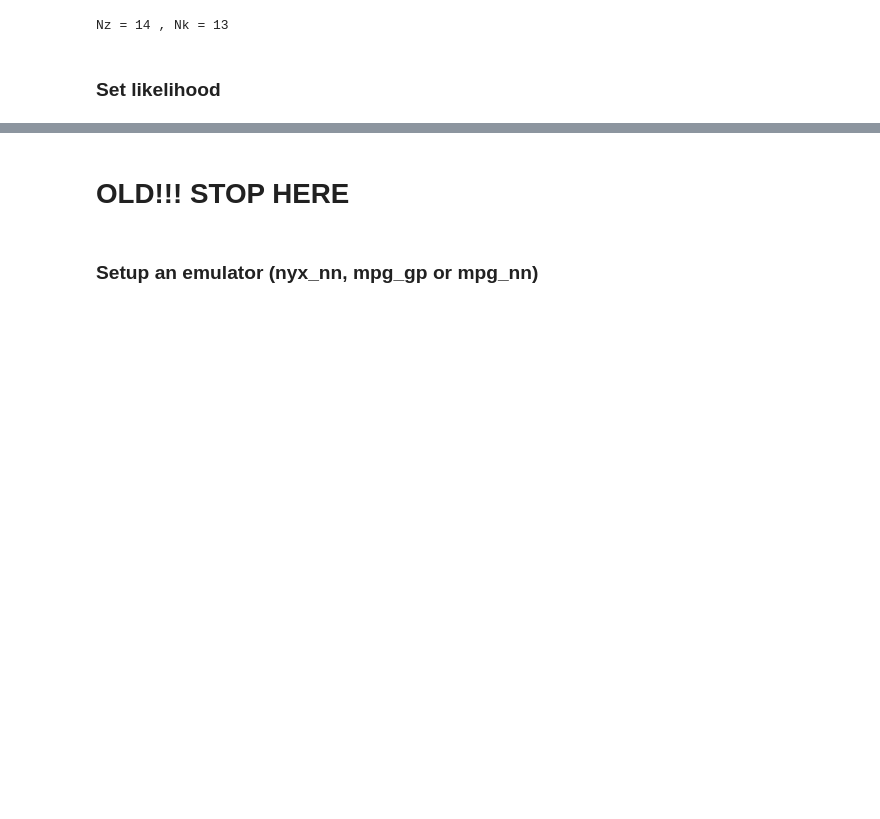
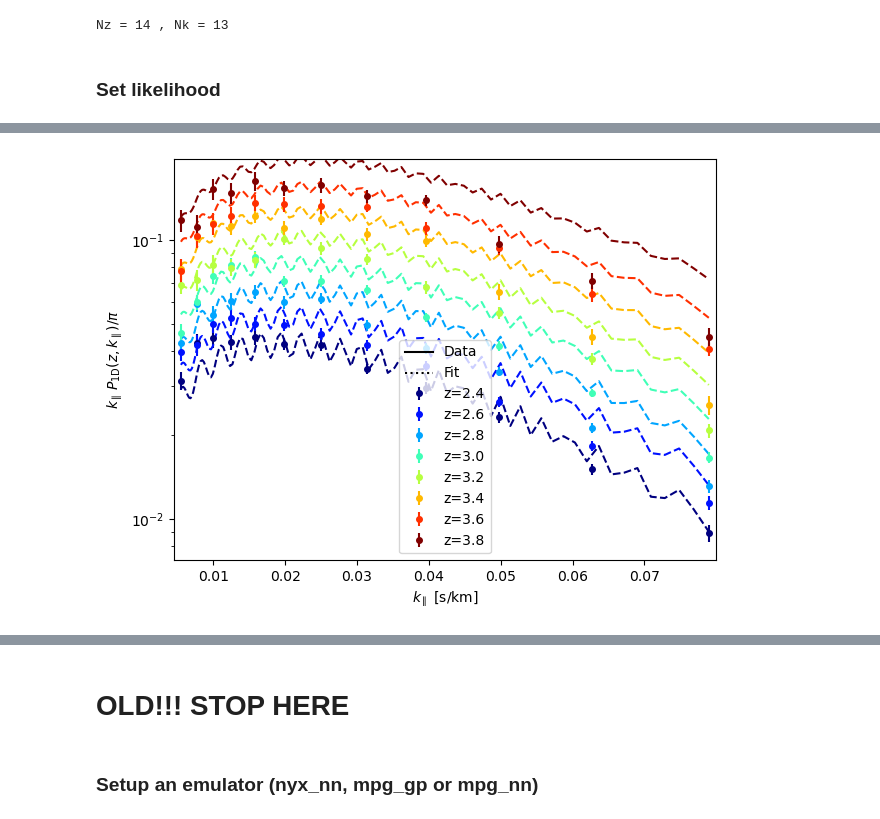
Before and after one commit to igmhub/cup1d, a Jupyter notebook: notebooks/likelihood/fit_eBOSS_IGM.ipynb, the cells around one changed output, grey strips where cells are left out. Saved outputs shown, nothing was run; the diff lists cells and outputs as text; code cells hidden in the pictures; blank space fills up the shorter version.

```diff
--- a/notebooks/likelihood/fit_eBOSS_IGM.ipynb
+++ b/notebooks/likelihood/fit_eBOSS_IGM.ipynb
@@ -126,3 +126,7 @@ like.plot_p1d(residuals=False, plot_every_iz=1)
+# %%
+like.extra_p1d_like.plot_p1d(residuals=False, plot_every_iz=1)
+# %% [output]
+[figure, added]
 # %%
 for p in like.free_params:
     print(p.name, p.value, p.min_value, p.max_value)
```
Also changed, not shown: parts of 24 cells of this notebook, 17 other files.
